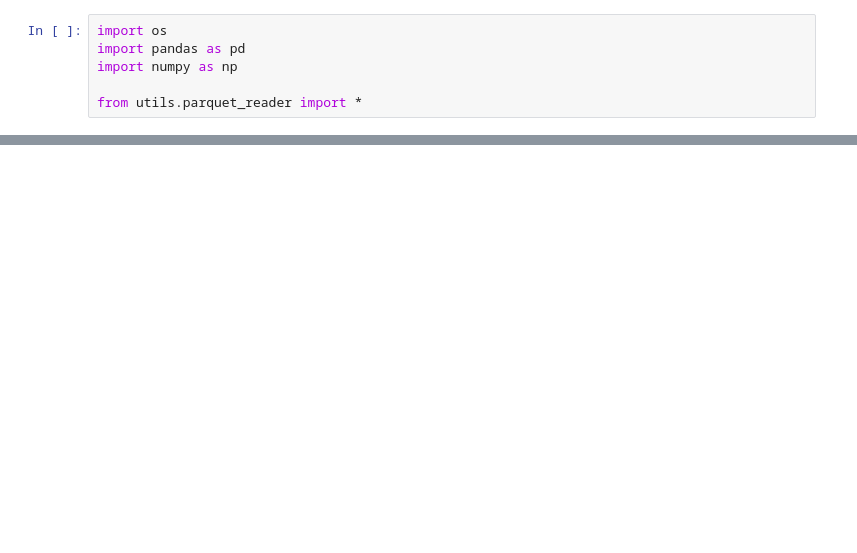
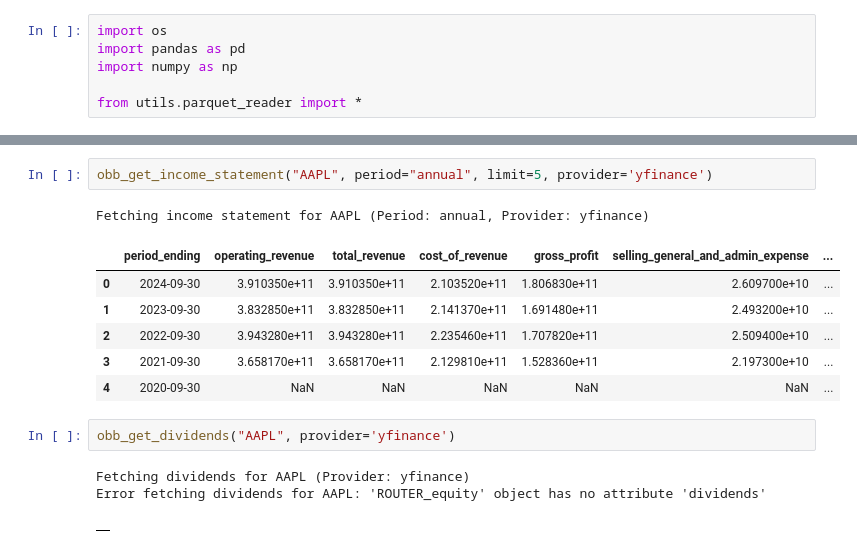
Before and after one commit to alvaroggdesande/stocks_workspace, a Jupyter notebook: inspect_parquet_reader.ipynb, the cells around one changed output, grey strips where cells are left out. Drawn from its saved outputs; the diff is of its cells as text; blank space fills up the shorter version.

```diff
--- a/inspect_parquet_reader.ipynb
+++ b/inspect_parquet_reader.ipynb
@@ -58,0 +145,16 @@ File not found: c:\Users\ag\alvaro\git\Stocks\stocks_workspace\project_data\sent
+# %%
+obb_get_income_statement("AAPL", period="annual", limit=5, provider='yfinance')
+# %% [output]
+Fetching income statement for AAPL (Period: annual, Provider: yfinance)
+|  | period_ending | operating_revenue | total_revenue | cost_of_revenue | gross_profit | selling_general_and_admin_expense | ... |
+| 0 | 2024-09-30 | 3.910350e+11 | 3.910350e+11 | 2.103520e+11 | 1.806830e+11 | 2.609700e+10 | ... |
+| 1 | 2023-09-30 | 3.832850e+11 | 3.832850e+11 | 2.141370e+11 | 1.691480e+11 | 2.493200e+10 | ... |
+| 2 | 2022-09-30 | 3.943280e+11 | 3.943280e+11 | 2.235460e+11 | 1.707820e+11 | 2.509400e+10 | ... |
+| 3 | 2021-09-30 | 3.658170e+11 | 3.658170e+11 | 2.129810e+11 | 1.528360e+11 | 2.197300e+10 | ... |
+| 4 | 2020-09-30 | NaN | NaN | NaN | NaN | NaN | ... |
+# %%
+obb_get_dividends("AAPL", provider='yfinance')
+# %% [output]
+Fetching dividends for AAPL (Provider: yfinance)
+Error fetching dividends for AAPL: 'ROUTER_equity' object has no attribute 'dividends'
+|  |
```
Also changed, not shown: parts of 16 cells of this notebook, 6 other files.
